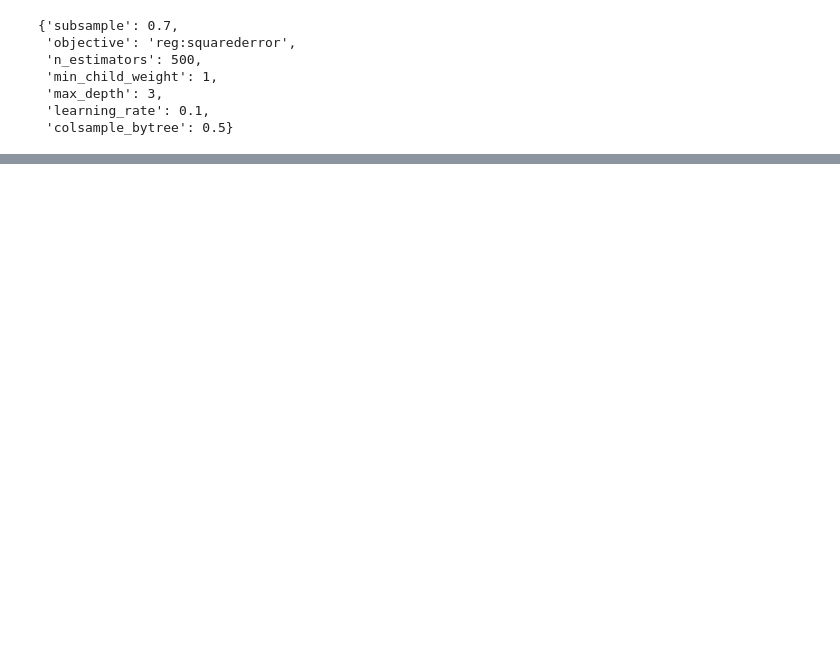
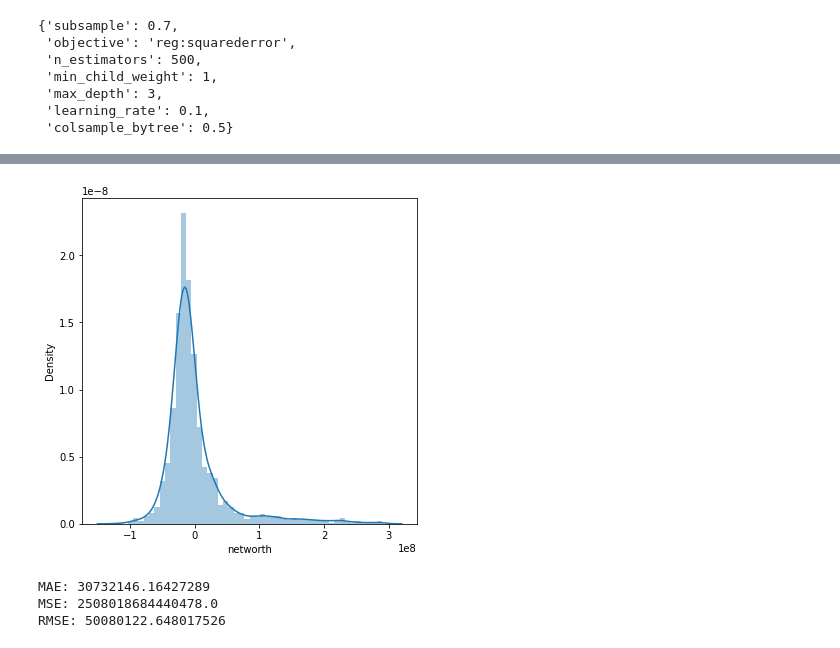
Before and after one commit to soumyadipghorai/Predictos, a Jupyter notebook: notebooks/models/XGB.ipynb, the cells around one changed output, grey strips where cells are left out. Drawn from its saved outputs; the diff is of its cells as text; code cells hidden in the pictures; blank space fills up the shorter version.

```diff
--- a/notebooks/models/XGB.ipynb
+++ b/notebooks/models/XGB.ipynb
@@ -123,0 +152,22 @@ RMSE: 1.1923935433208868
+# %%
+parameters = {
+    'learning_rate': [0.01, 0.1],
+    'max_depth': [3, 5, 7, 10],
+    'min_child_weight': [1, 3, 5],
+    'subsample': [0.5, 0.7],
+    'colsample_bytree': [0.5, 0.7],
+    'n_estimators' : [100, 200, 500],
+    'objective': ['reg:squarederror']
+}
+# %%
+xgb_random = RandomizedSearchCV(
+    estimator = xgb,
+    param_distributions = parameters,
+    scoring='neg_mean_squared_error',
+    n_iter = 10,
+    cv = 5,
+    verbose=3,
+    random_state=42,
+    n_jobs = 1)
+# %%
+xgb_random.fit(x_train,y_train)
@@ -124 +212,17 @@ RMSE: 1.1923935433208868
+# %%
+prediction = xgb_random.predict(x_test)
+# %%
+plt.figure(figsize = (6,6))
+sns.distplot(y_test-prediction)
+plt.show()
+# %% [output]
+[figure, added]
+# %%
+print('MAE:', metrics.mean_absolute_error(y_test, prediction))
+print('MSE:', metrics.mean_squared_error(y_test, prediction))
+print('RMSE:', np.sqrt(metrics.mean_squared_error(y_test, prediction)))
+# %% [output]
+MAE: 30732146.16427289
+MSE: 2508018684440478.0
+RMSE: 50080122.648017526
 # %%
```
Also changed, not shown: parts of 15 cells of this notebook, 36 other files.
